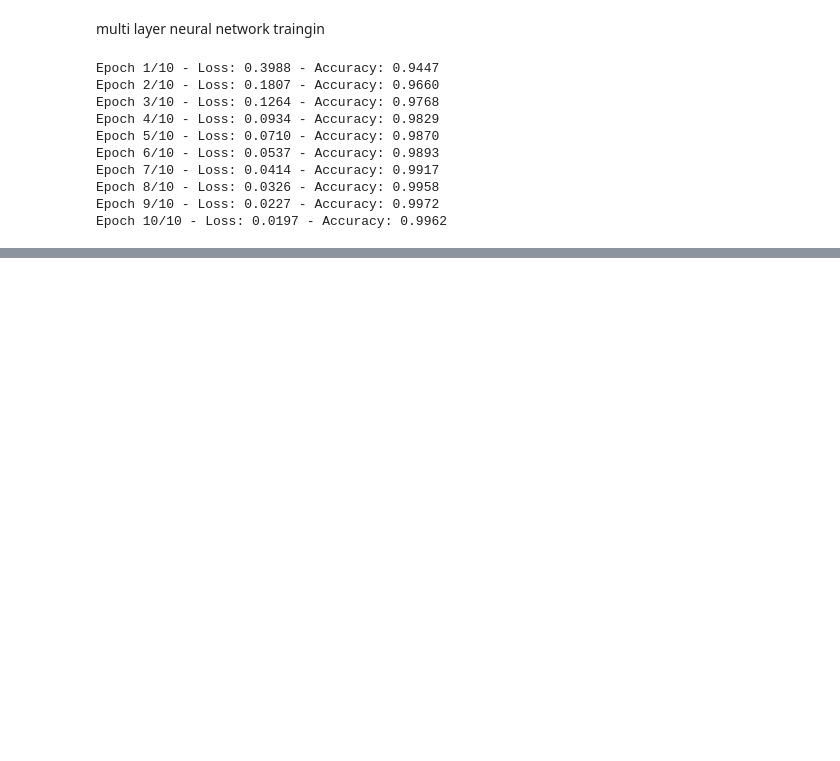
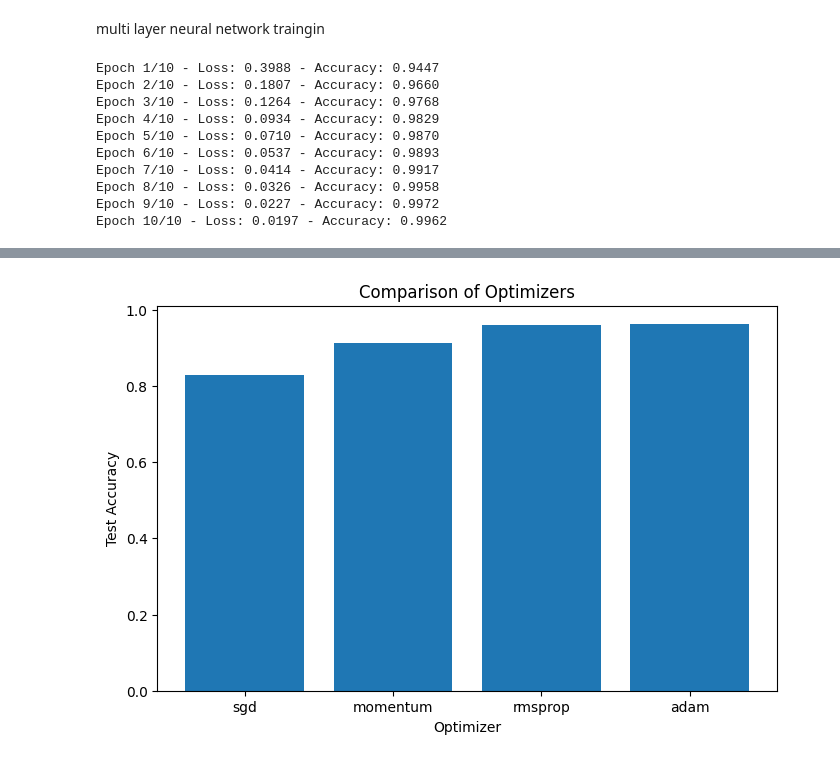
Before and after one commit to uzmaa29/dnn-and-hyperparameter-optimizer, a Jupyter notebook: DNN.ipynb, the cells around one changed output, grey strips where cells are left out. Cells and saved outputs as stored; diff of their text form; code cells hidden in the pictures; blank space fills up the shorter version.

```diff
--- a/DNN.ipynb
+++ b/DNN.ipynb
@@ -569,0 +664,15 @@ Epoch 10/10 - Loss: 0.0197 - Accuracy: 0.9962
+# %%
+names = list(optimizer_results.keys())
+accuracies = [
+    optimizer_results[name]["accuracy"]
+    for name in names
+]
+
+plt.figure(figsize=(8,5))
+plt.bar(names, accuracies)
+plt.xlabel("Optimizer")
+plt.ylabel("Test Accuracy")
+plt.title("Comparison of Optimizers")
+plt.show()
+# %% [output]
+[figure, added]
```
Also changed, not shown: parts of 9 cells of this notebook.
